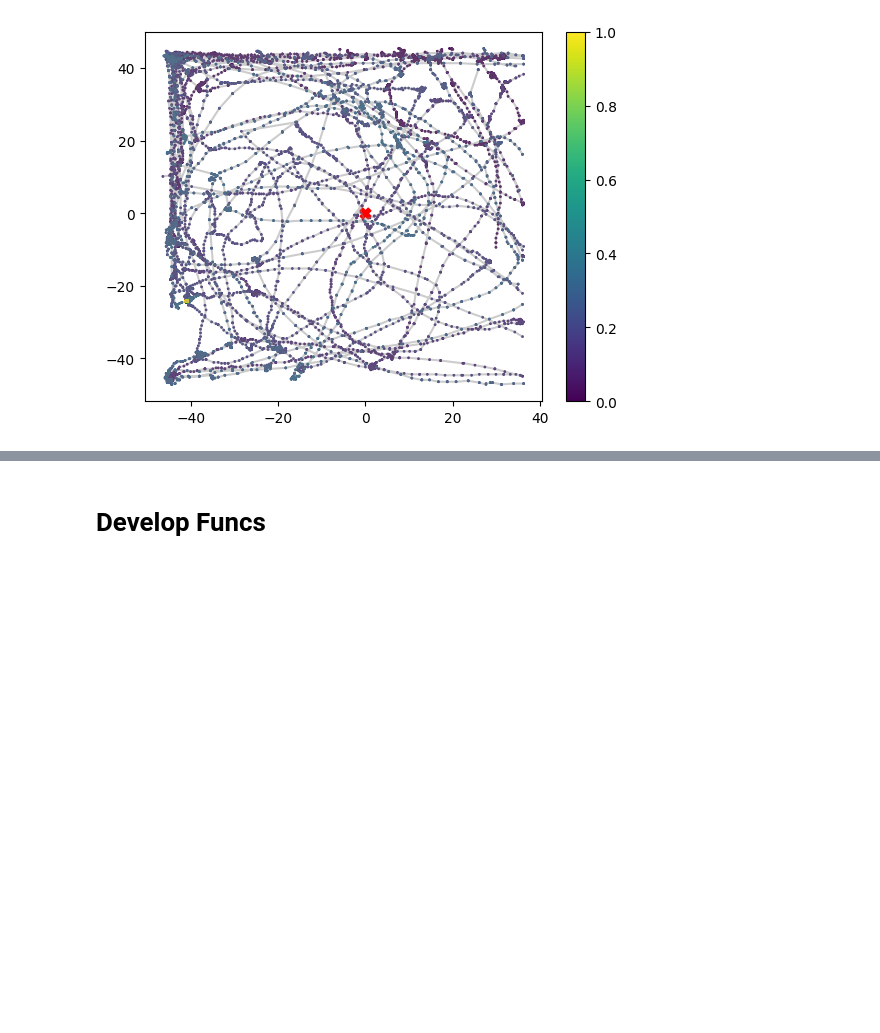
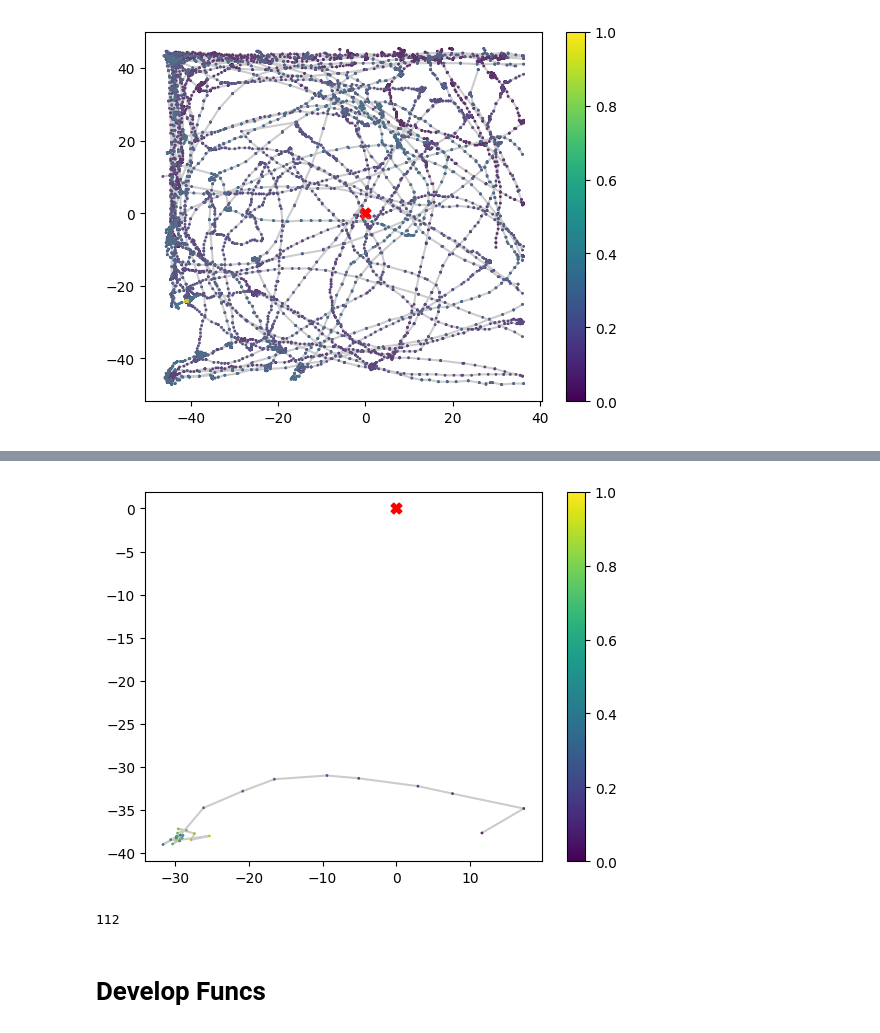
Before and after one commit to Barbara1576/navigation, a Jupyter notebook: data_preprocessing.ipynb, the cells around one changed output, grey strips where cells are left out. Cells and saved outputs as stored; diff of their text form; code cells hidden in the pictures; blank space fills up the shorter version.

```diff
--- a/data_preprocessing.ipynb
+++ b/data_preprocessing.ipynb
@@ -215,3 +240,16 @@ for k, df in dfs_dict_with_angles.items(): # TODO
+# %%
+# Check that everything works well
+def open_preprocessed_data(fname):
+    with open(fname, 'rb') as inp:
+        sub_trajs_list = pickle.load(inp)
+    return sub_trajs_list
+
+sub_traj_df = open_preprocessed_data('preprocessed_dataset/tr3.pkl')
+plot_trajectory(sub_traj_df[10]['x'], sub_traj_df[10]['y'])
+len(sub_traj_df)
+# %% [output]
+[figure, added]
+112
 # %% [markdown]
 # Develop Funcs
 # %%
```
Also changed, not shown: parts of 13 cells of this notebook, 3 other files.
